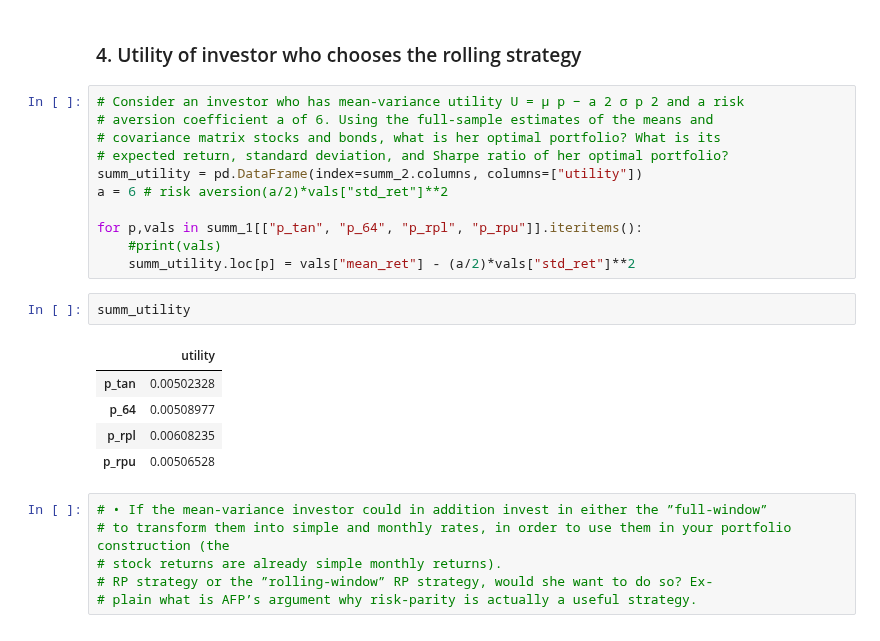
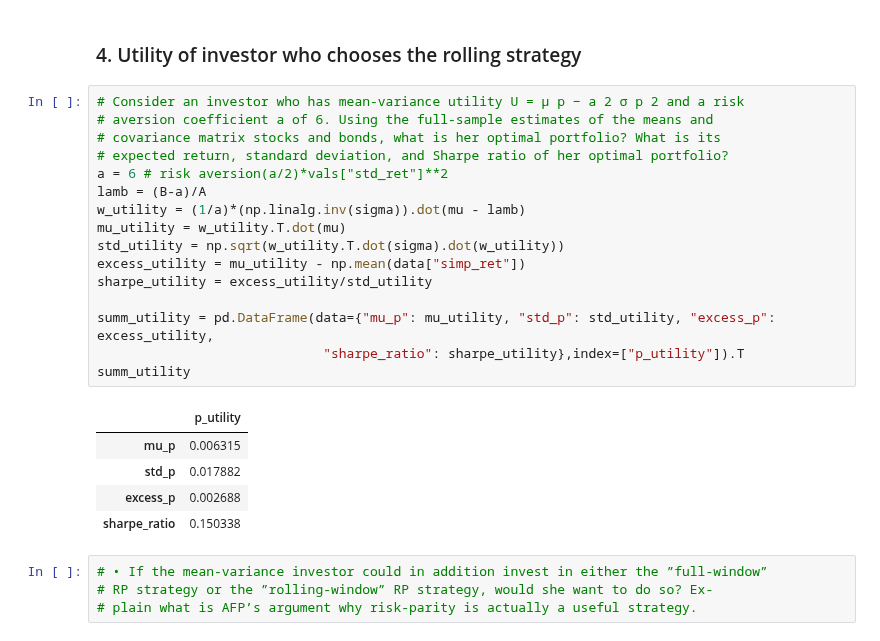
Before and after one commit to baohien97/EPFL-Investments, a Jupyter notebook: As3/InvestmentsAs3.ipynb, the cells around one changed output. Saved outputs shown, nothing was run; the diff lists cells and outputs as text.

Commit message:
fixed calcul for rolling, added answer for utility

```diff
--- a/As3/InvestmentsAs3.ipynb
+++ b/As3/InvestmentsAs3.ipynb
@@ -328,25 +303,26 @@ summ_2
 # %%
 # Consider an investor who has mean-variance utility U = μ p − a 2 σ p 2 and a risk
 # aversion coefficient a of 6. Using the full-sample estimates of the means and
 # covariance matrix stocks and bonds, what is her optimal portfolio? What is its
 # expected return, standard deviation, and Sharpe ratio of her optimal portfolio?
-summ_utility = pd.DataFrame(index=summ_2.columns, columns=["utility"])
 a = 6 # risk aversion(a/2)*vals["std_ret"]**2
+lamb = (B-a)/A
+w_utility = (1/a)*(np.linalg.inv(sigma)).dot(mu - lamb)
+mu_utility = w_utility.T.dot(mu)
+std_utility = np.sqrt(w_utility.T.dot(sigma).dot(w_utility))
+excess_utility = mu_utility - np.mean(data["simp_ret"])
+sharpe_utility = excess_utility/std_utility
 
-for p,vals in summ_1[["p_tan", "p_64", "p_rpl", "p_rpu"]].iteritems():
-    #print(vals)
-    summ_utility.loc[p] = vals["mean_ret"] - (a/2)*vals["std_ret"]**2
+summ_utility = pd.DataFrame(data={"mu_p": mu_utility, "std_p": std_utility, "excess_p": excess_utility,
+                             "sharpe_ratio": sharpe_utility},index=["p_utility"]).T
+summ_utility
+# %% [output]
+|  | p_utility |
+| mu_p | 0.006315 |
+| std_p | 0.017882 |
+| excess_p | 0.002688 |
+| sharpe_ratio | 0.150338 |
-# %%
-summ_utility
-# %% [output]
-|  | utility |
-| p_tan | 0.00502328 |
-| p_64 | 0.00508977 |
-| p_rpl | 0.00608235 |
-| p_rpu | 0.00506528 |
 # %%
 # • If the mean-variance investor could in addition invest in either the ”full-window”
-# to transform them into simple and monthly rates, in order to use them in your portfolio construction (the
-# stock returns are already simple monthly returns).
 # RP strategy or the ”rolling-window” RP strategy, would she want to do so? Ex-
 # plain what is AFP’s argument why risk-parity is actually a useful strategy.
```
Also changed, not shown: parts of 4 cells of this notebook.
